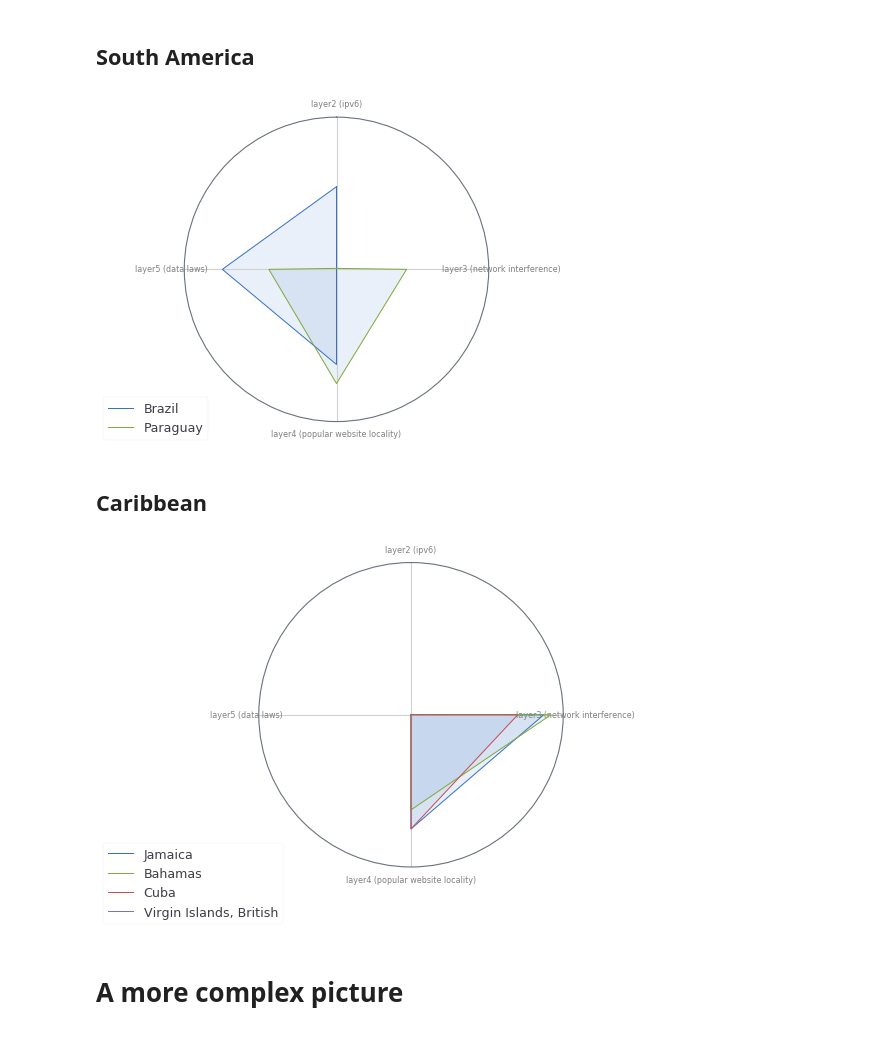
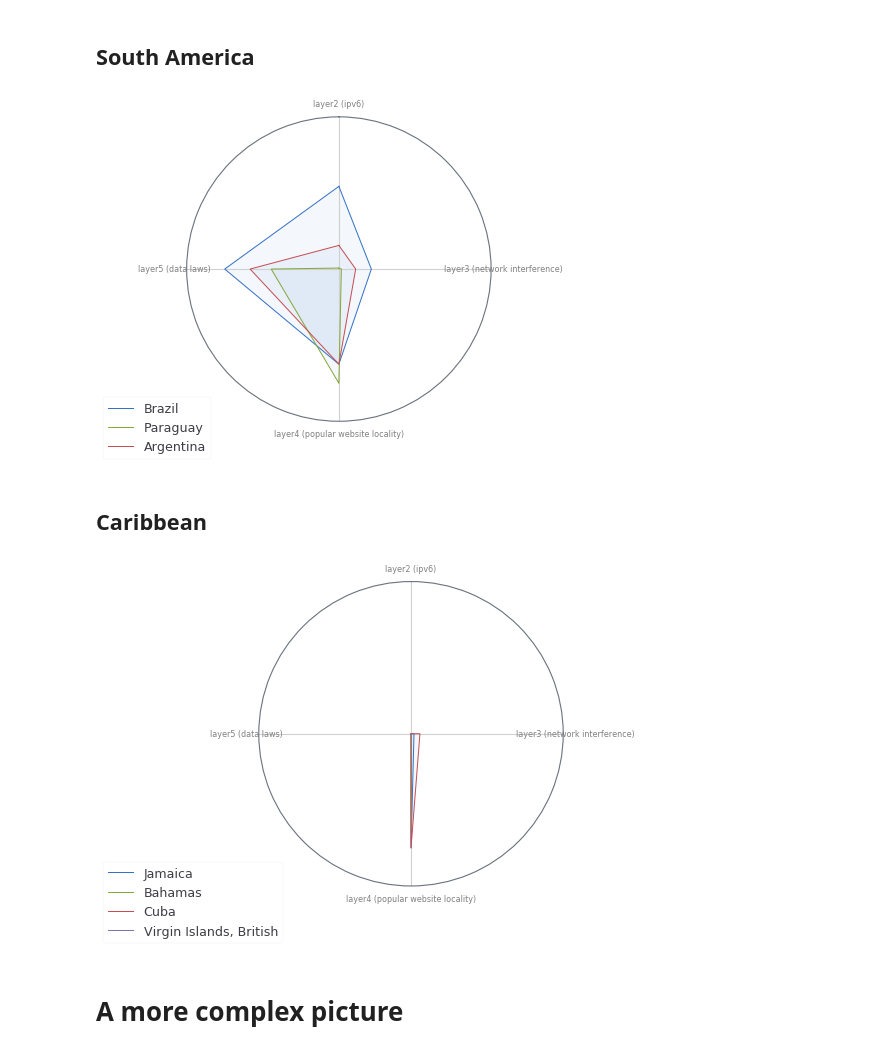
Before and after one commit to daylight-lab/III, a Jupyter notebook: analysis.ipynb, the cells around one changed output. Drawn from its saved outputs; the diff is of its cells as text; code cells hidden in the pictures.

```diff
--- a/analysis.ipynb
+++ b/analysis.ipynb
@@ -69,7 +57,7 @@ data = pd.DataFrame({
     'Country': layer_scores['Country'],
     'Alpha-2 code': layer_scores['Alpha-2 code'],
     'layer2 (ipv6)': normalize(layer_scores['layer2-ipv6-adoption']),
-    'layer3 (network interference)': normalize(log(layer_scores['layer3-network-interference-rate'])).fillna(value=0),
+    'layer3 (network interference)': normalize(layer_scores['layer3-network-interference-rate']).fillna(value=0),
 #     'layer3 (network interference)': normalize(layer_scores['layer3-network-interference-rate']).fillna(value=0),
     'layer4 (popular website locality)':  normalize(layer_scores['layer4-alexa-rankings']),
     'layer5 (data laws)': normalize(layer_scores['layer5-discrete-categories-data-laws']),
@@ -143,7 +131,9 @@ def radar_plot (df, filename=None):
     plt.legend(loc='upper right', bbox_to_anchor=(0.1, 0.1))
 
     if filename:
-        plt.savefig(filename, dpi=300)
+        plt.savefig(filename,
+                    dpi=300,
+                    bbox_inches='tight')
 
 
 
@@ -380,10 +417,11 @@ radar_plot(
 # %%
 radar_plot(
     find_country('BR')\
         .append(find_country('PY'))\
+        .append(find_country('AR'))\
 )
 # %% [output]
-[figure, old version]
+[figure, new version]
 # %% [markdown]
 ## Caribbean
 # %%
@@ -394,7 +432,7 @@ radar_plot(
         .append(find_country('VG'))\
 )
 # %% [output]
-[figure, old version]
+[figure, new version]
 # %% [markdown]
 # A more complex picture
 # %%
```
Also changed, not shown: parts of 27 cells of this notebook, 14 other files.
